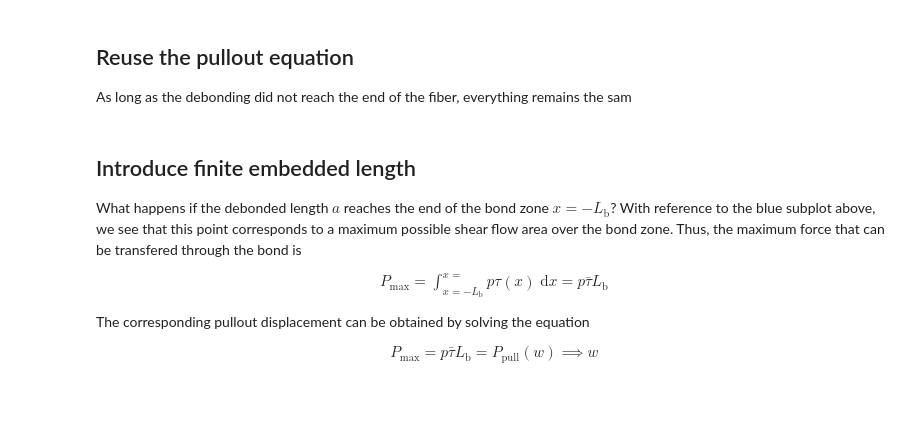
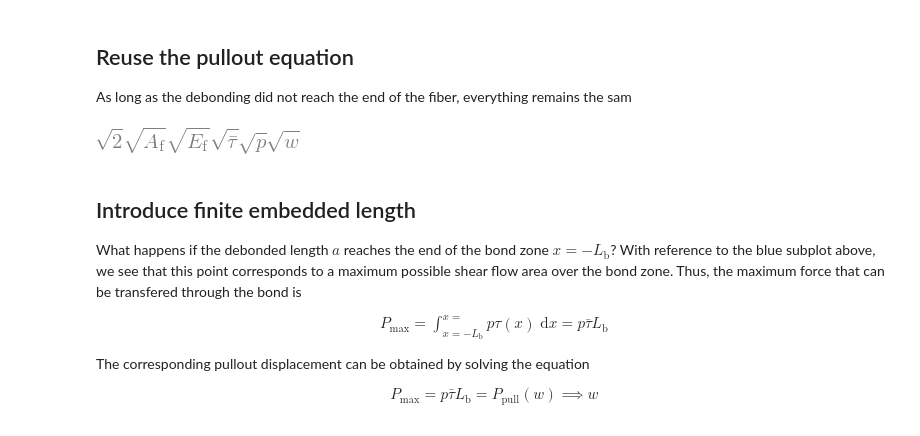
Before and after one commit to bmcs-group/bmcs_apps, a Jupyter notebook: bmcs_course/2_3_PO_SF_M_RG.ipynb, the cells around one changed output. Saved outputs shown, nothing was run; the diff lists cells and outputs as text; code cells hidden in the pictures; blank space fills up the shorter version.

```diff
--- a/bmcs_course/2_3_PO_SF_M_RG.ipynb
+++ b/bmcs_course/2_3_PO_SF_M_RG.ipynb
@@ -38,6 +42,9 @@ sp_vars
 As long as the debonding did not reach the end of the fiber, everything remains the sam
 # %%
 Pw_pull = sp.sqrt(2*w*tau*E_f*A_f*p)
+Pw_pull
+# %% [output]
+[figure, added]
 # %% [markdown]
 ## Introduce finite embedded length
 What happens if the debonded  length $a$ reaches the end of the bond zone $x = -L_\mathrm{b}$?
```
Also changed, not shown: parts of 23 cells of this notebook, 7 other files.
